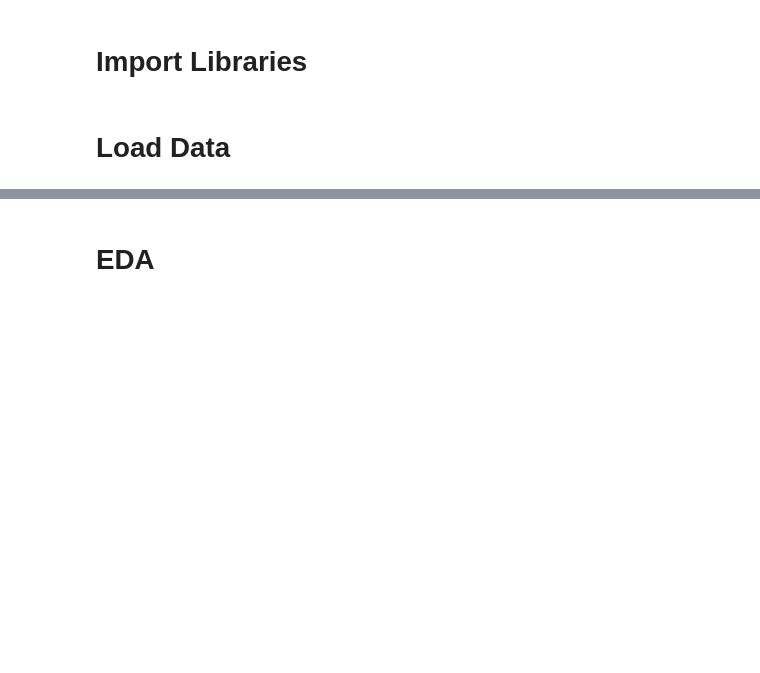
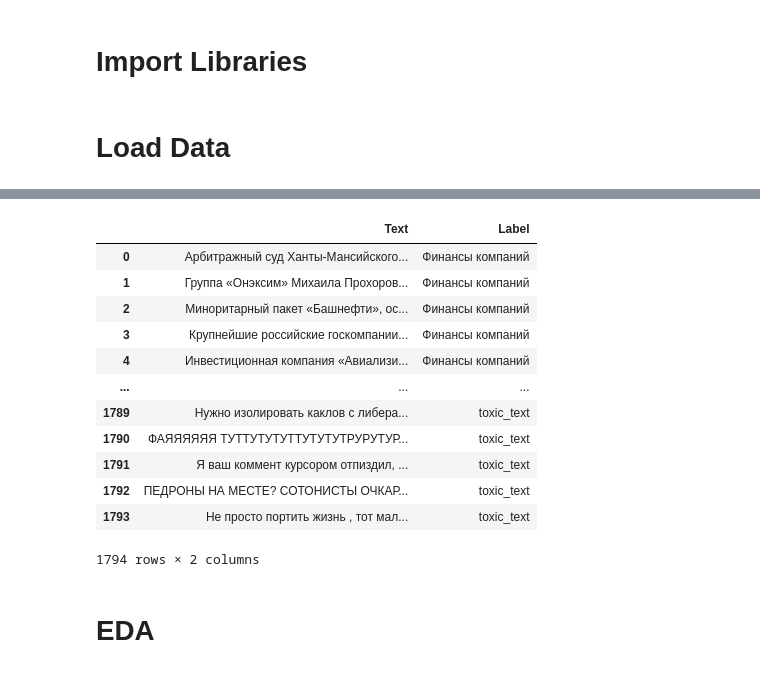
Before and after one commit to DanyaKorolkov/sentence-classifications, a Jupyter notebook: starter/01_data_collection.ipynb, the cells around one changed output, grey strips where cells are left out. Cells and saved outputs as stored; diff of their text form; code cells hidden in the pictures; blank space fills up the shorter version.

```diff
--- a/starter/01_data_collection.ipynb
+++ b/starter/01_data_collection.ipynb
@@ -8,0 +19,7 @@ df = pd.read_parquet("starter/artefacts/data/df_lenta.parquet.gzip")
+# %%
+# Загрузка и первичная обработка датасета с новостями
+news_df = pd.read_csv('starter/artefacts/data/lenta-ru-news.csv', usecols=['text', 'tags'], low_memory=False)
+news_df = news_df.rename(columns={'text': 'Text', 'tags': 'Label'})
+news_df = news_df.dropna(subset=['Text', 'Label'])
+news_df = news_df.drop_duplicates(['Text'])
+news_df.head()
@@ -9,2 +74,20 @@ df = pd.read_parquet("starter/artefacts/data/df_lenta.parquet.gzip")
+# %%
+# Датасет для дальнейшей работы
+df = pd.concat([news_df[news_df['Label'].isin(list(random_categories.index))], toxic_df]).reset_index(drop=True)
+df
+# %% [output]
+|  | Text | Label |
+| 0 | Арбитражный суд Ханты-Мансийского... | Финансы компаний |
+| 1 | Группа «Онэксим» Михаила Прохоров... | Финансы компаний |
+| 2 | Миноритарный пакет «Башнефти», ос... | Финансы компаний |
+| 3 | Крупнейшие российские госкомпании... | Финансы компаний |
+| 4 | Инвестиционная компания «Авиализи... | Финансы компаний |
+| ... | ... | ... |
+| 1789 | Нужно изолировать каклов с либера... | toxic_text |
+| 1790 | ФАЯЯЯЯЯЯ ТУТТУТУТУТТУТУТУТРУРУТУР... | toxic_text |
+| 1791 | Я ваш коммент курсором отпиздил, ... | toxic_text |
+| 1792 | ПЕДРОНЫ НА МЕСТЕ? СОТОНИСТЫ ОЧКАР... | toxic_text |
+| 1793 | Не просто портить жизнь , тот мал... | toxic_text |
+1794 rows × 2 columns
 # %% [markdown]
 # EDA
```
Also changed, not shown: parts of 15 cells of this notebook, 4 other files.
